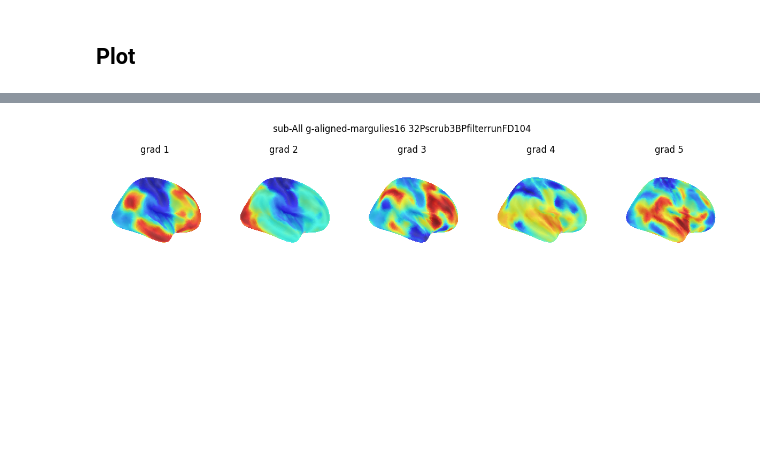
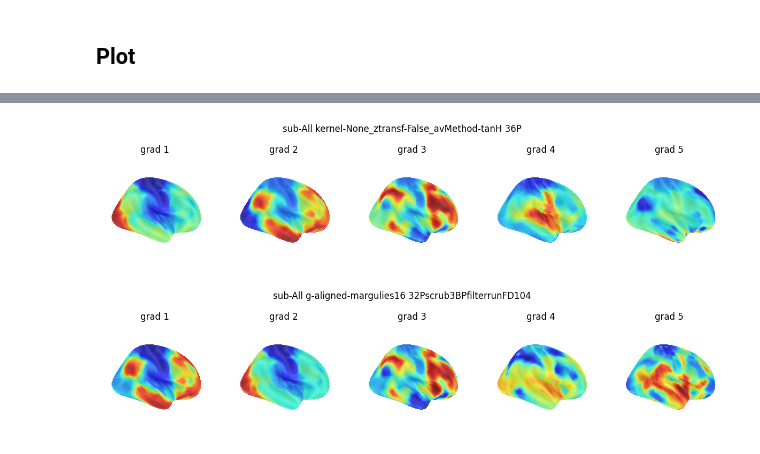
Before and after one commit to mrenke/parietal_patterns, a Jupyter notebook: gradients_noHalo/averageGMs_01.ipynb, the cells around one changed output, grey strips where cells are left out. Saved outputs shown, nothing was run; the diff lists cells and outputs as text; code cells hidden in the pictures; blank space fills up the shorter version.

```diff
--- a/gradients_noHalo/averageGMs_01.ipynb
+++ b/gradients_noHalo/averageGMs_01.ipynb
@@ -138,0 +199,10 @@ if alig_marg16:
+# %%
+target_dir = op.join(bids_folder,'derivatives','gradients.tryParams.36P')
+fn = op.join(target_dir,'sub-All_ses-1_task-magjudge_gradients_kernel-None_ztransf-False_avMethod-tanH.npy')
+grad = np.load(fn)
+plot_grads(grad, sub, spec='kernel-None_ztransf-False_avMethod-tanH', confspec='36P')
+
+# mv /mnt_AdaBD_largefiles/Data/SMILE_DATA/DNumRisk/ds-dnumrisk/derivatives/gradients.tryNoHalo/sub-All/sub-All_ses-1_task-magjudge_gradients_space-fsaverag5_confspec-36Pscrub3BPfilterrunFD104tan-hyperbolic.npy
+# /mnt_AdaBD_largefiles/Data/SMILE_DATA/DNumRisk/ds-dnumrisk/derivatives/gradients.tryParams.36P/sub-All_ses-1_task-magjudge_gradients_kernel-None_ztransf-False_avMethod-tanH.npy
+# %% [output]
+[figure, added]
```
Also changed, not shown: parts of 8 cells of this notebook, 8 other files.
